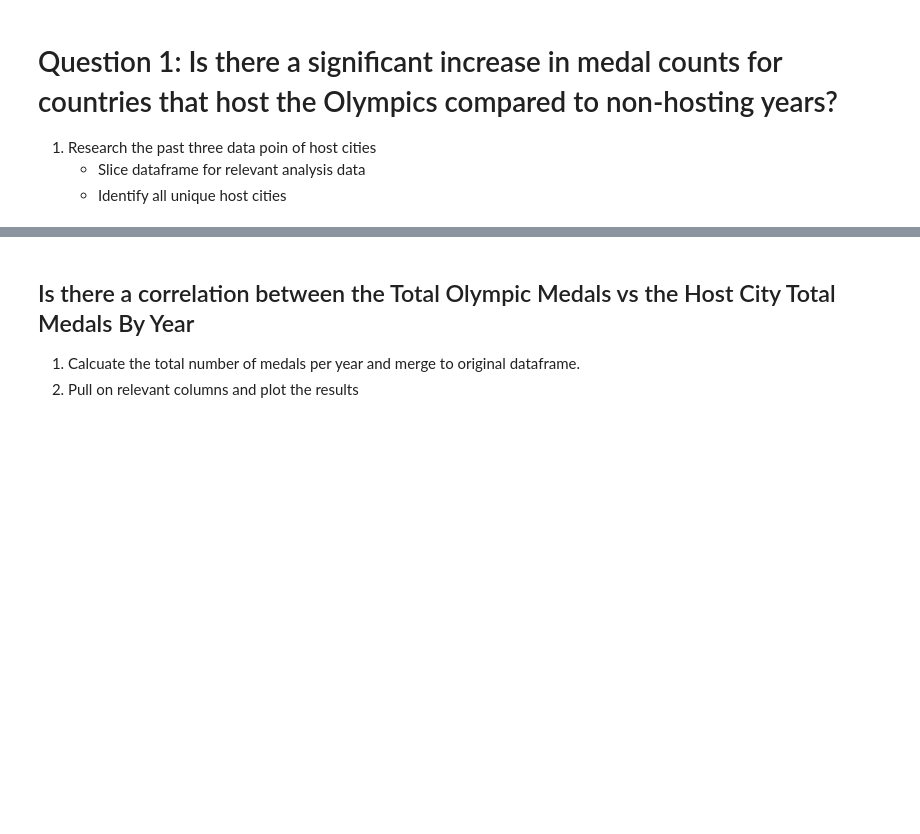
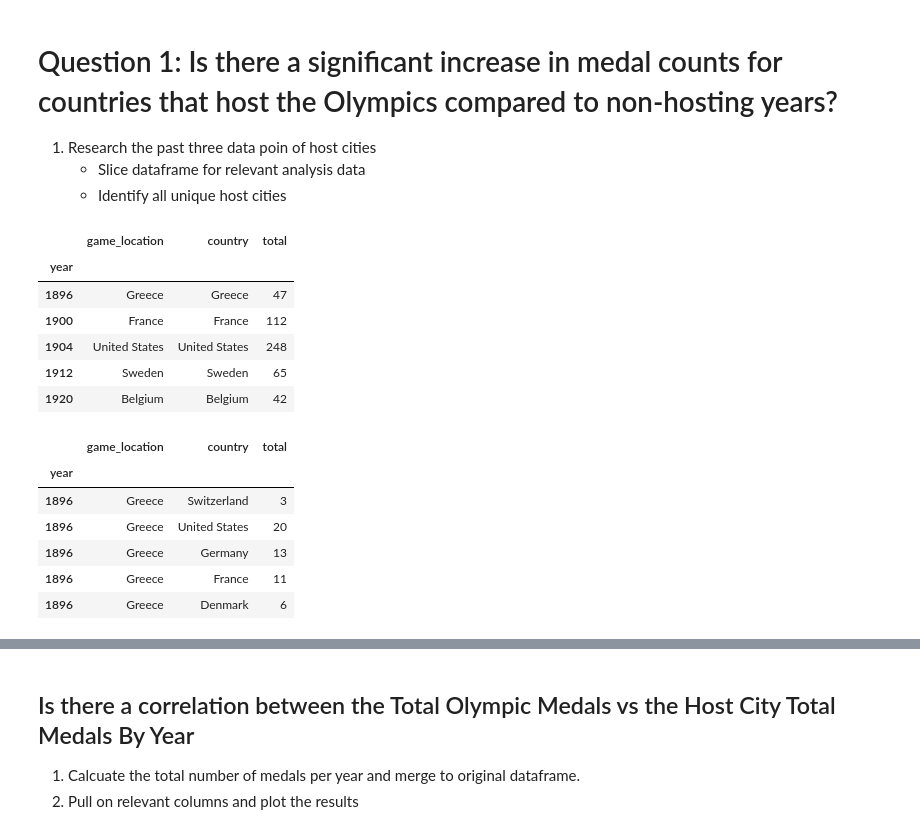
Before and after one commit to ncmoliver/olympic_analysis, a Jupyter notebook: olympic_analysis.ipynb, the cells around one changed output, grey strips where cells are left out. Saved outputs shown, nothing was run; the diff lists cells and outputs as text; code cells hidden in the pictures; blank space fills up the shorter version.

```diff
--- a/olympic_analysis.ipynb
+++ b/olympic_analysis.ipynb
@@ -194,3 +199,37 @@ data
 1. Research the past three data poin of host cities
     - Slice dataframe for relevant analysis data
     - Identify all unique host cities
+# %%
+hosting_df = data[['year', 'game_location', 'country', 'total']]
+# %%
+# Create empty DataFrames for host year and non-host year data
+host_year = []  # Update column names as per your DataFrame
+non_host_year = []
+
+# Assuming 'df' is your original DataFrame
+for index, row in hosting_df.iterrows():
+    if row['country'] == row['game_location']:
+        host_year.append(row)
+    else:
+        non_host_year.append(row)
+
+# Create Host Year and Non-Host Year Dataframes
+host_year_df = pd.DataFrame(host_year).set_index('year').sort_index()
+non_host_year_df = pd.DataFrame(non_host_year).set_index('year').sort_index()
+display(host_year_df.head())
+display(non_host_year_df.head())
+# %% [output]
+|  | game_location | country | total |
+| year |  |  |  |
+| 1896 | Greece | Greece | 47 |
+| 1900 | France | France | 112 |
+| 1904 | United States | United States | 248 |
+| 1912 | Sweden | Sweden | 65 |
+| 1920 | Belgium | Belgium | 42 |
+|  | game_location | country | total |
+| year |  |  |  |
+| 1896 | Greece | Switzerland | 3 |
+| 1896 | Greece | United States | 20 |
+| 1896 | Greece | Germany | 13 |
+| 1896 | Greece | France | 11 |
+| 1896 | Greece | Denmark | 6 |
```
Also changed, not shown: parts of 12 cells of this notebook.
